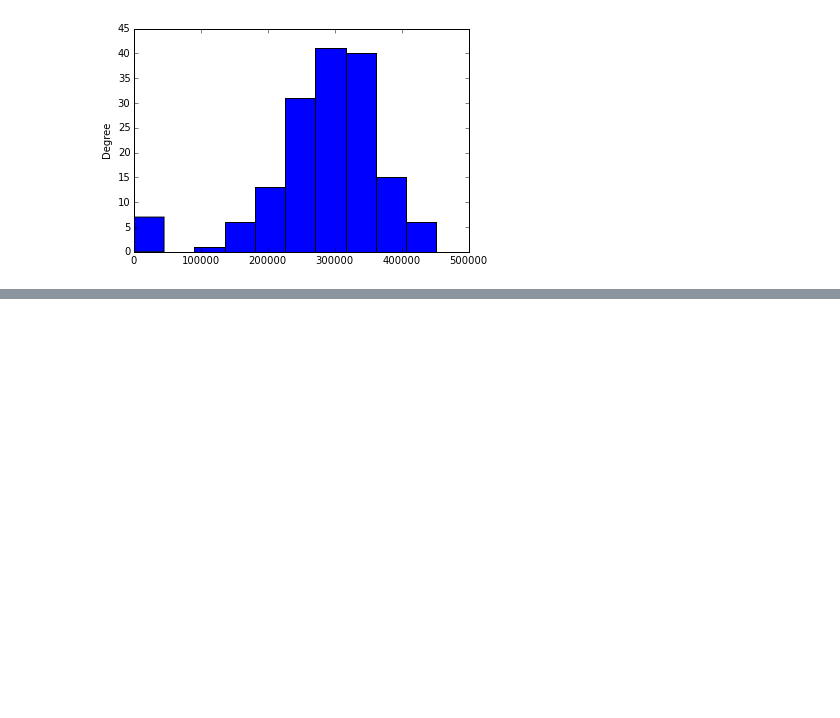
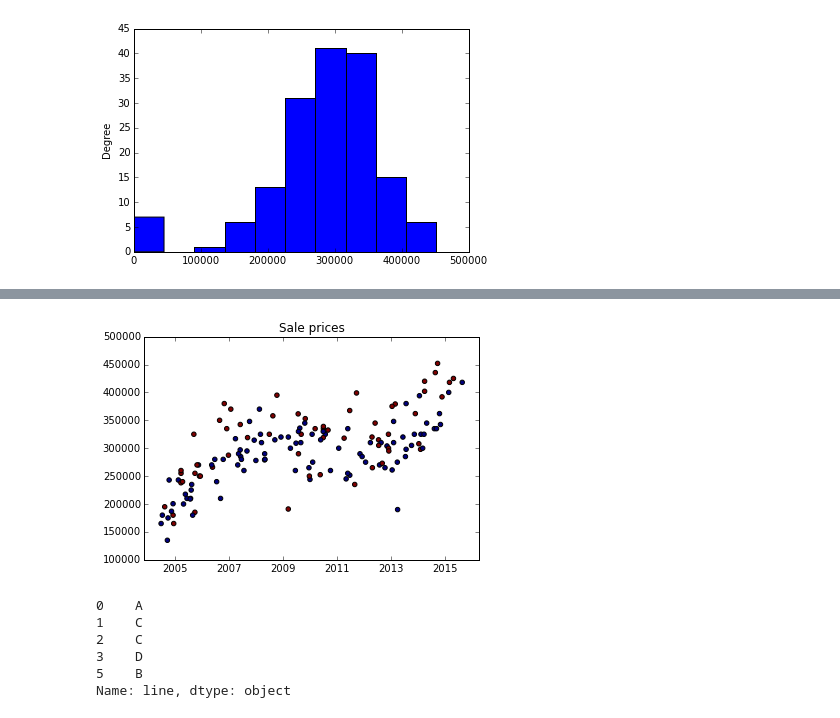
Before and after one commit to Jwerberg/slideruleprojects, a Jupyter notebook: Initial Coop Data Story.ipynb, the cells around one changed output, grey strips where cells are left out. Saved outputs shown, nothing was run; the diff lists cells and outputs as text; code cells hidden in the pictures; blank space fills up the shorter version.

```diff
--- a/Initial Coop Data Story.ipynb
+++ b/Initial Coop Data Story.ipynb
@@ -170,3 +163,31 @@ sales.streetname.value_counts()
 21ST ST           1
 14 ST             1
 dtype: int64
+# %%
+sales['street']=[int(s[0:2]) for s in sales.streetname]
+# %%
+import matplotlib.pyplot as plt
+
+x = sales.date.values
+y = sales.docamount.values
+t = sales.street.values
+
+plt.title('Sale prices')
+plt.scatter(x, y, c=t)
+plt.show()
+# steps needed to make this pretty
+# better color differentiation
+# drop top and right borders
+# format money correctly
+# %% [output]
+[figure, added]
+# %%
+sales['line']=[s[-1:] for s in sales.unit]
+sales.line.head()
+# %% [output]
+0    A
+1    C
+2    C
+3    D
+5    B
+Name: line, dtype: object
```
Also changed, not shown: parts of 9 cells of this notebook.
